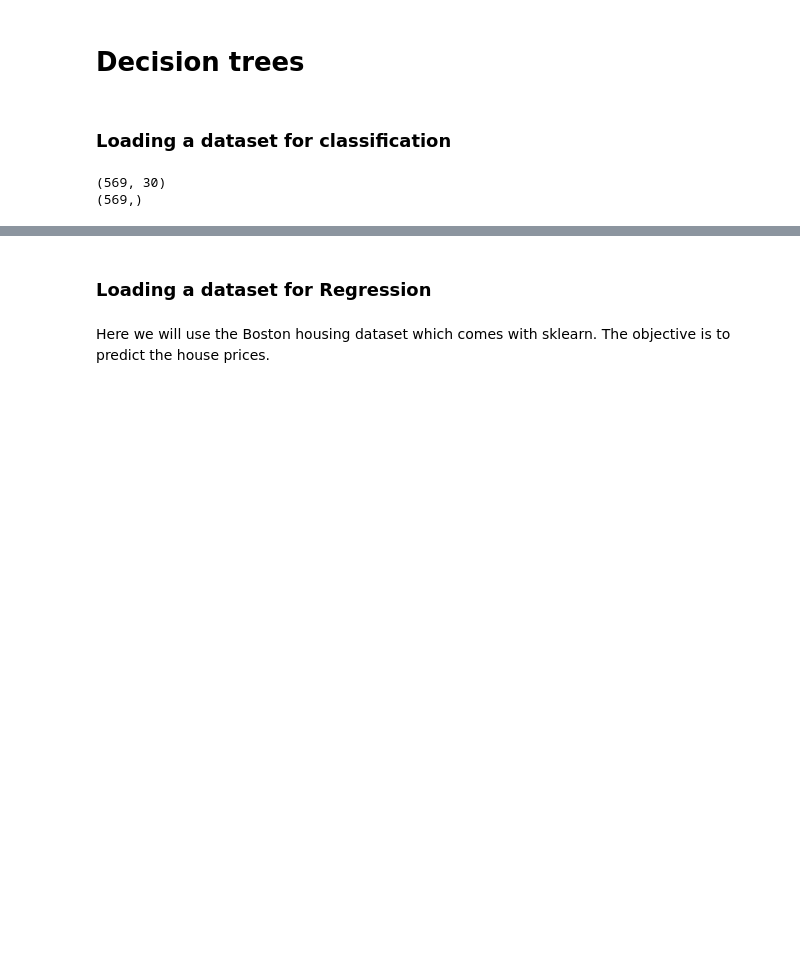
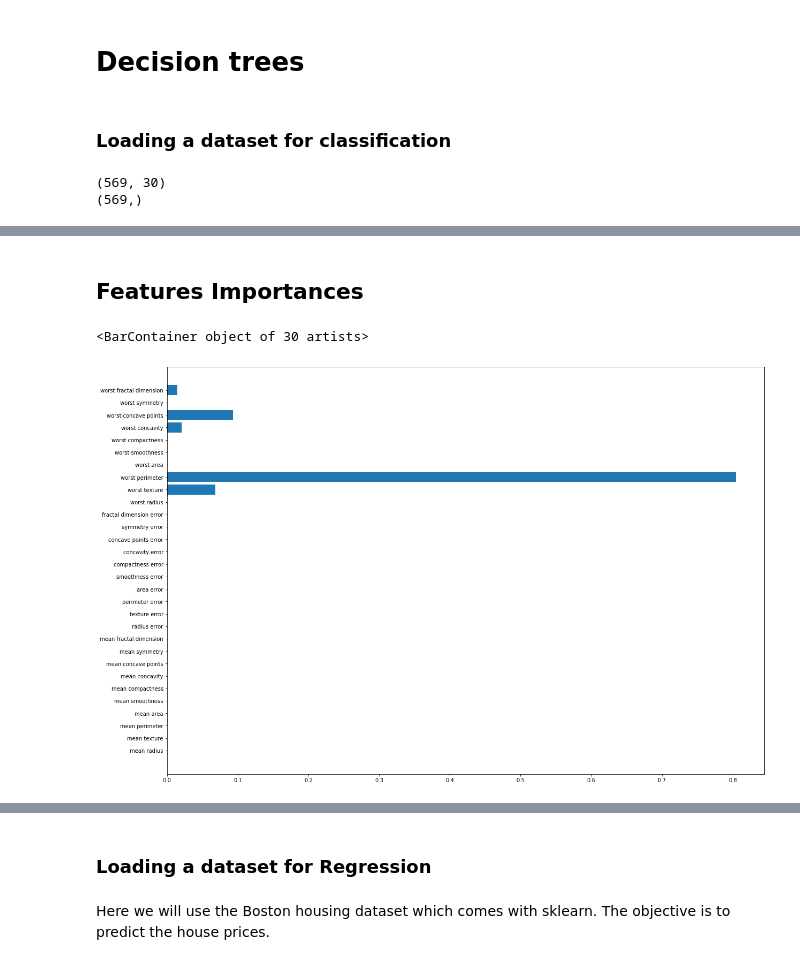
Before and after one commit to raafat-hantoush/IH_RH_DA_FT_MAR_2022, a Jupyter notebook: Class_Materials/Machine_Learning/Supervised_Learning/Notebook_Code_Along_Supervised_Learning_Decision_Trees.ipynb, the cells around one changed output, grey strips where cells are left out. Drawn from its saved outputs; the diff is of its cells as text; code cells hidden in the pictures; blank space fills up the shorter version.

```diff
--- a/Class_Materials/Machine_Learning/Supervised_Learning/Notebook_Code_Along_Supervised_Learning_Decision_Trees.ipynb
+++ b/Class_Materials/Machine_Learning/Supervised_Learning/Notebook_Code_Along_Supervised_Learning_Decision_Trees.ipynb
@@ -98,4 +98,12 @@ ax[1].title.set_text("Test Set")
 [figure]
+# %% [markdown]
+## Features Importances
+# %%
+plt.figure(figsize=(20,14))
+plt.barh(X.columns,model.feature_importances_)
+# %% [output]
+<BarContainer object of 30 artists>
+[figure, added]
 # %%
 fig, axes = plt.subplots(nrows = 1,ncols = 1,figsize = (34,20))
 
```
Also changed, not shown: parts of 5 cells of this notebook.
